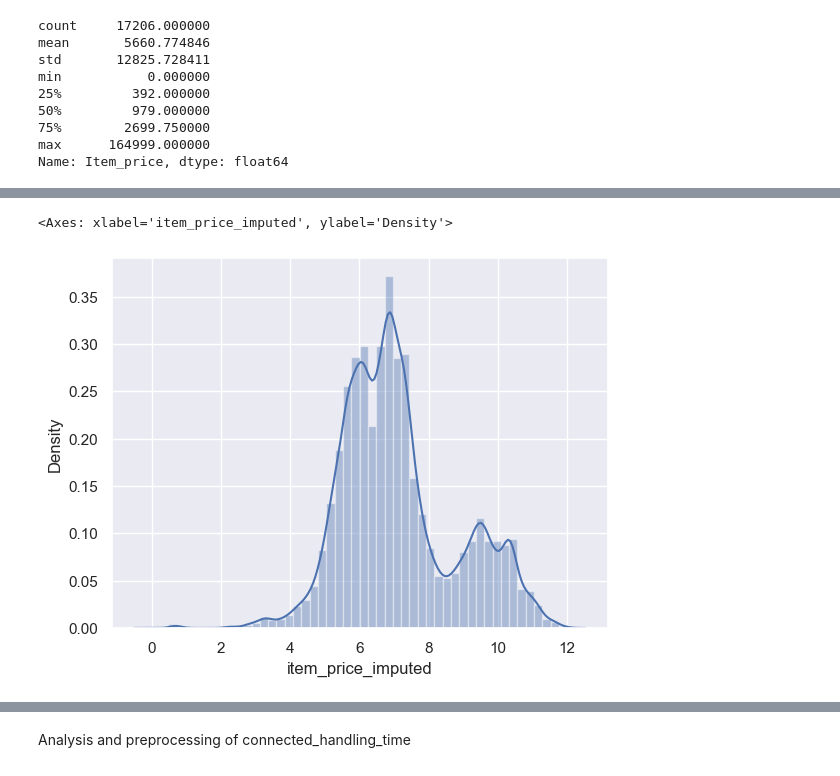
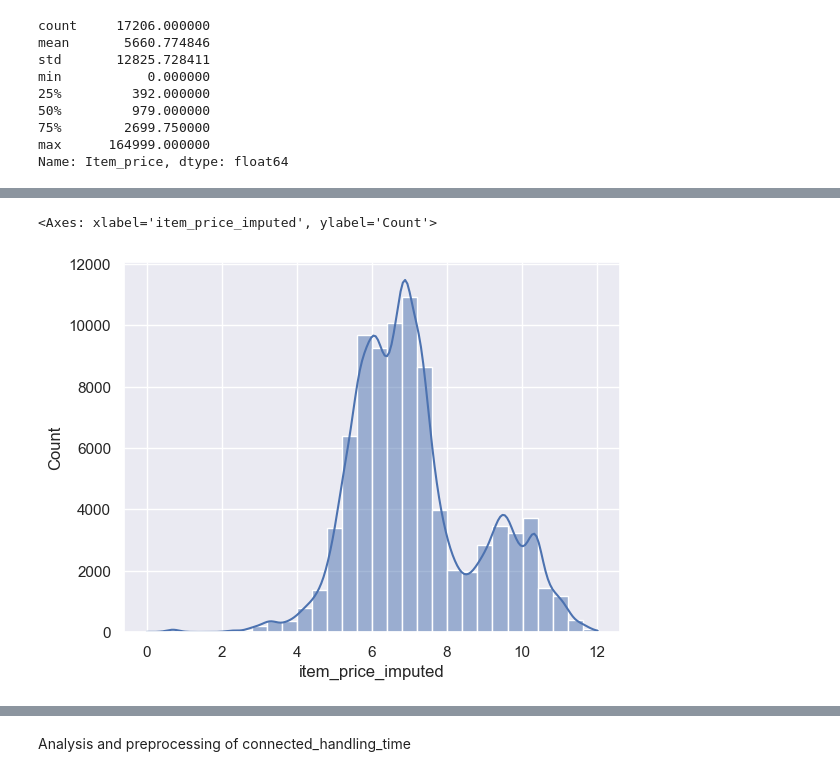
Before and after one commit to AnkurBhatt07/Customer-Satisfaction-Score-Prediction-using-ML-DL, a Jupyter notebook: notebooks/data_analysis.ipynb, the cells around one changed output, grey strips where cells are left out. Saved outputs shown, nothing was run; the diff lists cells and outputs as text; code cells hidden in the pictures.

```diff
--- a/notebooks/data_analysis.ipynb
+++ b/notebooks/data_analysis.ipynb
@@ -1828,3 +1879,10 @@ plt.show()
+# %%
+# fixing the cause of negative IssueResponseTimeHours
+data['issue_responded'] = data['issue_responded'] + pd.Timedelta(hours=23, minutes=59, seconds=59)
+# Recalculating the IssueResponseTime,IssueResponseTimeHours and IssueResponseTimeDays
+data['IssueResponseTime'] = data['issue_responded'] - data['Issue_reported at']
+data['IssueResponseTimeHours'] = data['IssueResponseTime'].dt.total_seconds() / 3600
+data['IssueResponseTimeDays'] = data['IssueResponseTime'].dt.days
 # %%
 # Correlation analysis
 numerical_features = ['category_encoded', 'category_fe', 'subcat_te', 'subcat_fe',
@@ -2135,3 +2274,16 @@ Significant: YES
 The Chi-Square test of Independence suggests that the Product Category and CSAT Score are strongly related.
 # %% [markdown]
 The statistical tests conducted (ANOVA and Chi-Square) indicate a significant relationship between Product Category and CSAT Score.
+# %%
+# checking the correlation strength btw product category and CSAT score
+
+# Label encode the product category (simple numeric conversion)
+data['product_category_encoded'] = data['Product_category'].astype('category').cat.codes
+
+# Pearson correlation
+correlation = data['product_category_encoded'].corr(data['CSAT Score'])
+print(f"Pearson correlation: {correlation:.3f}")
+
+# Spearman correlation (non-parametric)
+spearman_corr = data[['product_category_encoded', 'CSAT Score']].corr(method='spearman').iloc[0,1]
+print(f"Spearman correlation: {spearman_corr:.3f}")
@@ -2137,0 +2295,17 @@ The statistical tests conducted (ANOVA and Chi-Square) indicate a significant re
+# %%
+# Target Mean Encoding
+from scipy.stats import spearmanr
+
+# Target mean encoding
+mean_table = data.groupby('Product_category')['CSAT Score'].mean()
+
+# Map back to rows
+data['product_cat_te'] = data['Product_category'].map(mean_table)
+
+# Pearson correlation
+correlation = data['product_cat_te'].corr(data['CSAT Score'])
+print(f"Pearson correlation: {correlation:.3f}")
+
+# Spearman correlation
+spearman_corr, _ = spearmanr(data['product_cat_te'], data['CSAT Score'])
+print(f"Spearman correlation: {spearman_corr:.3f}")
@@ -2139,8 +2316,9 @@ The statistical tests conducted (ANOVA and Chi-Square) indicate a significant re
 # One hot encoding the product category
 
 product_dummies = pd.get_dummies(data['Product_category'], prefix='product', dtype=int, drop_first=True)
-product_dummies.shape
+print(product_dummies.shape)
 
-# We will concatenate these dummy variables to the original dataframe in later steps.
+# concatenate
+data = pd.concat([data, product_dummies], axis=1)
 # %% [output]
 (85907, 9)
@@ -2372,8 +2546,8 @@ Name: count, Length: 2789, dtype: int64
 # %%
 item_price_log = np.log1p(data['item_price_imputed'])
-sns.distplot(item_price_log,kde=True)
+sns.histplot(item_price_log,kde=True , bins = 30)
 # %% [output]
-<Axes: xlabel='item_price_imputed', ylabel='Density'>
+<Axes: xlabel='item_price_imputed', ylabel='Count'>
-[figure, old version]
+[figure, new version]
 # %%
 data['item_price_log'] = item_price_log
```
Also changed, not shown: parts of 80 cells of this notebook, 44 other files.
